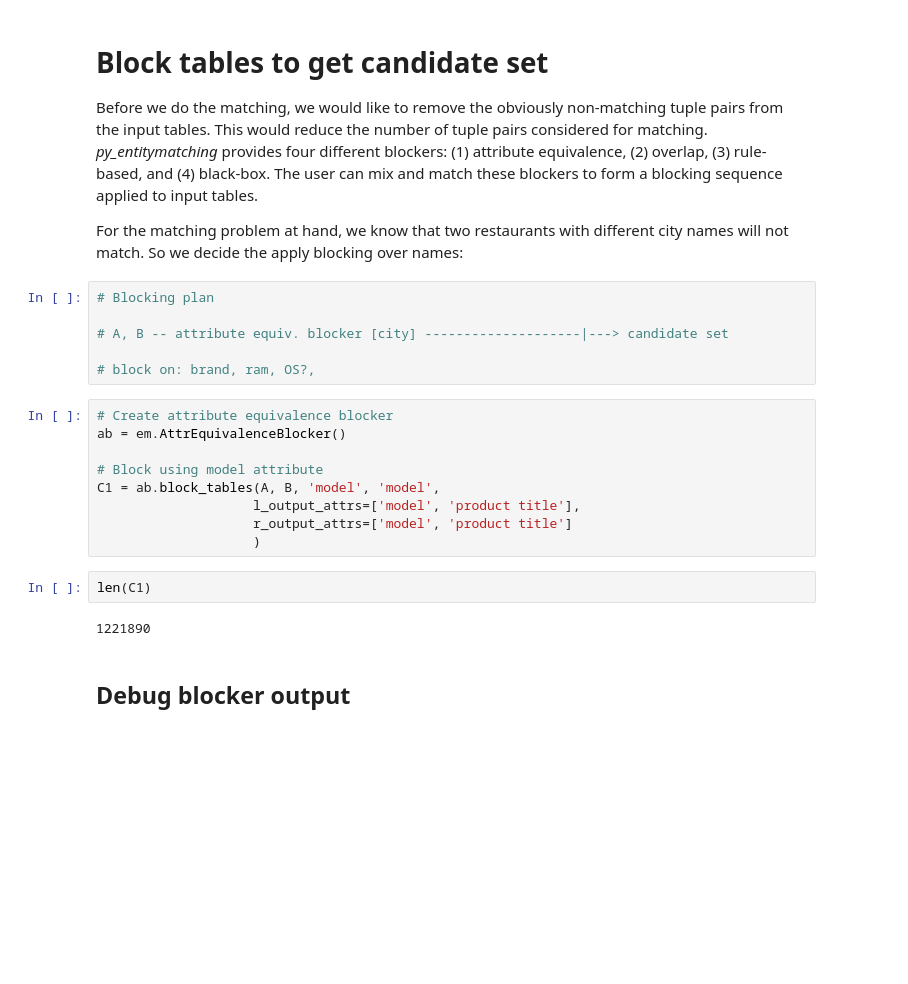
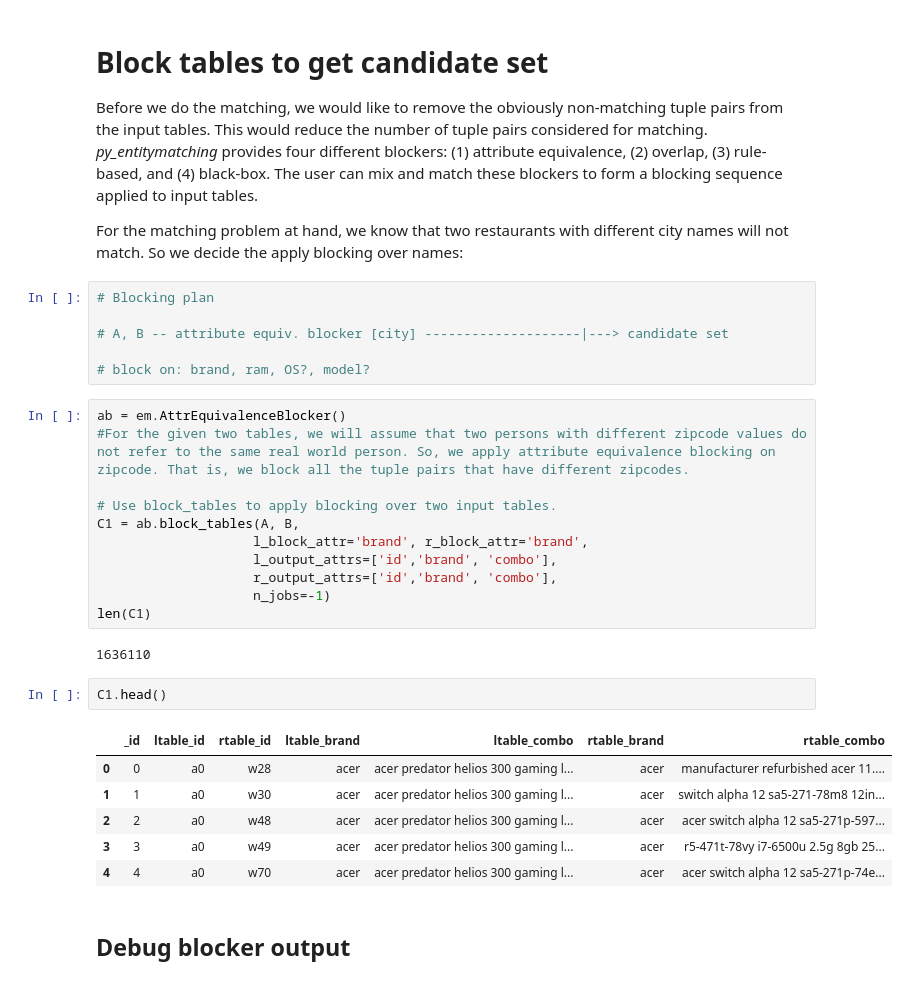
Before and after one commit to dliangsta/CS839-project, a Jupyter notebook: stage-3/notebook.ipynb, the cells around one changed output. Drawn from its saved outputs; the diff is of its cells as text; blank space fills up the shorter version.

```diff
--- a/stage-3/notebook.ipynb
+++ b/stage-3/notebook.ipynb
@@ -95,20 +83,29 @@ For the matching problem at hand, we know that two restaurants with different ci
 
 # A, B -- attribute equiv. blocker [city] --------------------|---> candidate set
 
-# block on: brand, ram, OS?,
+# block on: brand, ram, OS?, model?
-# %%
-# Create attribute equivalence blocker
-ab = em.AttrEquivalenceBlocker()
-
-# Block using model attribute
-C1 = ab.block_tables(A, B, 'model', 'model',
-                    l_output_attrs=['model', 'product title'],
-                    r_output_attrs=['model', 'product title']
-                    )
-# %%
-len(C1)
-# %% [output]
-1221890
+# %%
+ab = em.AttrEquivalenceBlocker()
+#For the given two tables, we will assume that two persons with different zipcode values do not refer to the same real world person. So, we apply attribute equivalence blocking on zipcode. That is, we block all the tuple pairs that have different zipcodes.
+
+# Use block_tables to apply blocking over two input tables.
+C1 = ab.block_tables(A, B,
+                    l_block_attr='brand', r_block_attr='brand',
+                    l_output_attrs=['id','brand', 'combo'],
+                    r_output_attrs=['id','brand', 'combo'],
+                    n_jobs=-1)
+len(C1)
+# %% [output]
+1636110
+# %%
+C1.head()
+# %% [output]
+|  | _id | ltable_id | rtable_id | ltable_brand | ltable_combo | rtable_brand | rtable_combo |
+| 0 | 0 | a0 | w28 | acer | acer predator helios 300 gaming l... | acer | manufacturer refurbished acer 11.... |
+| 1 | 1 | a0 | w30 | acer | acer predator helios 300 gaming l... | acer | switch alpha 12 sa5-271-78m8 12in... |
+| 2 | 2 | a0 | w48 | acer | acer predator helios 300 gaming l... | acer | acer switch alpha 12 sa5-271p-597... |
+| 3 | 3 | a0 | w49 | acer | acer predator helios 300 gaming l... | acer | r5-471t-78vy i7-6500u 2.5g 8gb 25... |
+| 4 | 4 | a0 | w70 | acer | acer predator helios 300 gaming l... | acer | acer switch alpha 12 sa5-271p-74e... |
 # %% [markdown]
 ## Debug blocker output
 # %% [markdown]
```
Also changed, not shown: parts of 32 cells of this notebook, 7 other files.
